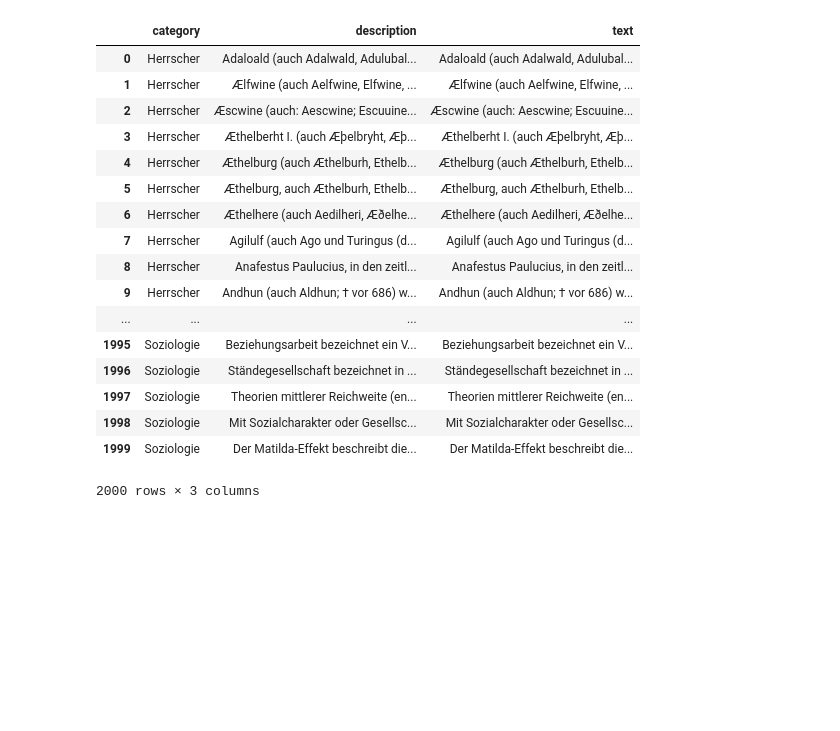
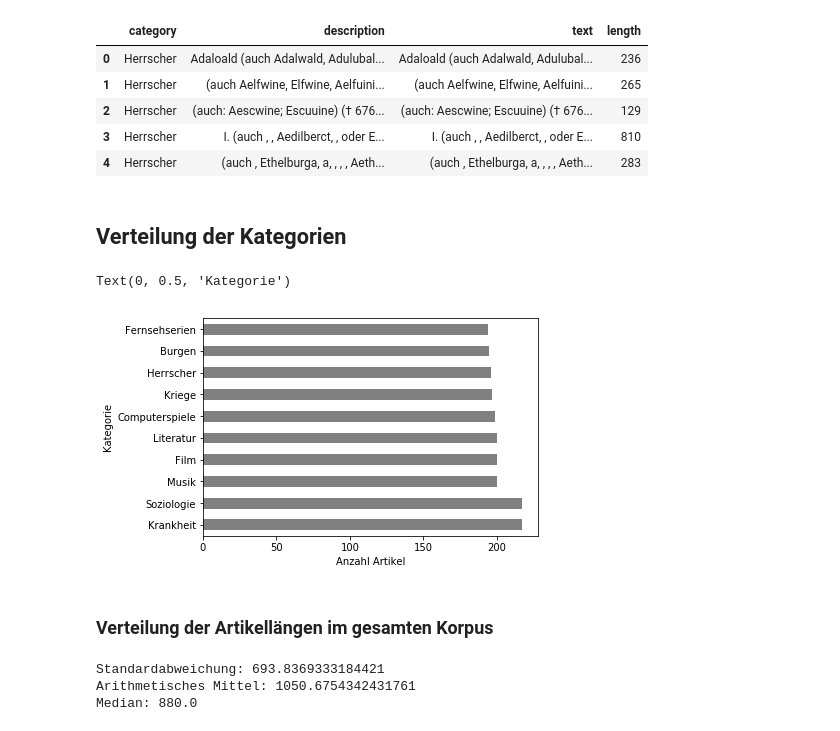
Before and after one commit to severinsimmler/word-embeddings, a Jupyter notebook: notebooks/overview.ipynb, the cells around one changed output. Cells and saved outputs as stored; diff of their text form; code cells hidden in the pictures; blank space fills up the shorter version.

Commit message:
feat: visualiztaions

```diff
--- a/notebooks/overview.ipynb
+++ b/notebooks/overview.ipynb
@@ -3,23 +5,29 @@ import pandas as pd
 # %%
 categories = pd.read_csv("../data/kategorien.csv")
+categories.head(5)
+# %% [output]
+|  | category | description | text | length |
+| 0 | Herrscher | Adaloald (auch Adalwald, Adulubal... | Adaloald (auch Adalwald, Adulubal... | 236 |
+| 1 | Herrscher | (auch Aelfwine, Elfwine, Aelfuini... | (auch Aelfwine, Elfwine, Aelfuini... | 265 |
+| 2 | Herrscher | (auch: Aescwine; Escuuine) († 676... | (auch: Aescwine; Escuuine) († 676... | 129 |
+| 3 | Herrscher | I. (auch , , Aedilberct, , oder E... | I. (auch , , Aedilberct, , oder E... | 810 |
+| 4 | Herrscher | (auch , Ethelburga, a, , , , Aeth... | (auch , Ethelburga, a, , , , Aeth... | 283 |
-# %%
-categories[]
-# %% [output]
-|  | category | description | text |
-| 0 | Herrscher | Adaloald (auch Adalwald, Adulubal... | Adaloald (auch Adalwald, Adulubal... |
-| 1 | Herrscher | Ælfwine (auch Aelfwine, Elfwine, ... | Ælfwine (auch Aelfwine, Elfwine, ... |
-| 2 | Herrscher | Æscwine (auch: Aescwine; Escuuine... | Æscwine (auch: Aescwine; Escuuine... |
-| 3 | Herrscher | Æthelberht I. (auch Æþelbryht, Æþ... | Æthelberht I. (auch Æþelbryht, Æþ... |
-| 4 | Herrscher | Æthelburg (auch Æthelburh, Ethelb... | Æthelburg (auch Æthelburh, Ethelb... |
-| 5 | Herrscher | Æthelburg, auch Æthelburh, Ethelb... | Æthelburg, auch Æthelburh, Ethelb... |
-| 6 | Herrscher | Æthelhere (auch Aedilheri, Æðelhe... | Æthelhere (auch Aedilheri, Æðelhe... |
-| 7 | Herrscher | Agilulf (auch Ago und Turingus (d... | Agilulf (auch Ago und Turingus (d... |
-| 8 | Herrscher | Anafestus Paulucius, in den zeitl... | Anafestus Paulucius, in den zeitl... |
-| 9 | Herrscher | Andhun (auch Aldhun; † vor 686) w... | Andhun (auch Aldhun; † vor 686) w... |
-| ... | ... | ... | ... |
-| 1995 | Soziologie | Beziehungsarbeit bezeichnet ein V... | Beziehungsarbeit bezeichnet ein V... |
-| 1996 | Soziologie | Ständegesellschaft bezeichnet in ... | Ständegesellschaft bezeichnet in ... |
-| 1997 | Soziologie | Theorien mittlerer Reichweite (en... | Theorien mittlerer Reichweite (en... |
-| 1998 | Soziologie | Mit Sozialcharakter oder Gesellsc... | Mit Sozialcharakter oder Gesellsc... |
-| 1999 | Soziologie | Der Matilda-Effekt beschreibt die... | Der Matilda-Effekt beschreibt die... |
-2000 rows × 3 columns
+# %% [markdown]
+## Verteilung der Kategorien
+# %%
+ax = categories["category"].value_counts().plot.barh(color="grey")
+ax.set_xlabel("Anzahl Artikel")
+ax.set_ylabel("Kategorie")
+# %% [output]
+Text(0, 0.5, 'Kategorie')
+[figure, added]
+# %% [markdown]
+### Verteilung der Artikellängen im gesamten Korpus
+# %%
+print(f"Standardabweichung: {categories['length'].std()}")
+print(f"Arithmetisches Mittel: {categories['length'].mean()}")
+print(f"Median: {categories['length'].median()}")
+# %% [output]
+Standardabweichung: 693.8369333184421
+Arithmetisches Mittel: 1050.6754342431761
+Median: 880.0
```
Also changed, not shown: parts of 11 cells of this notebook, 1 other file.
